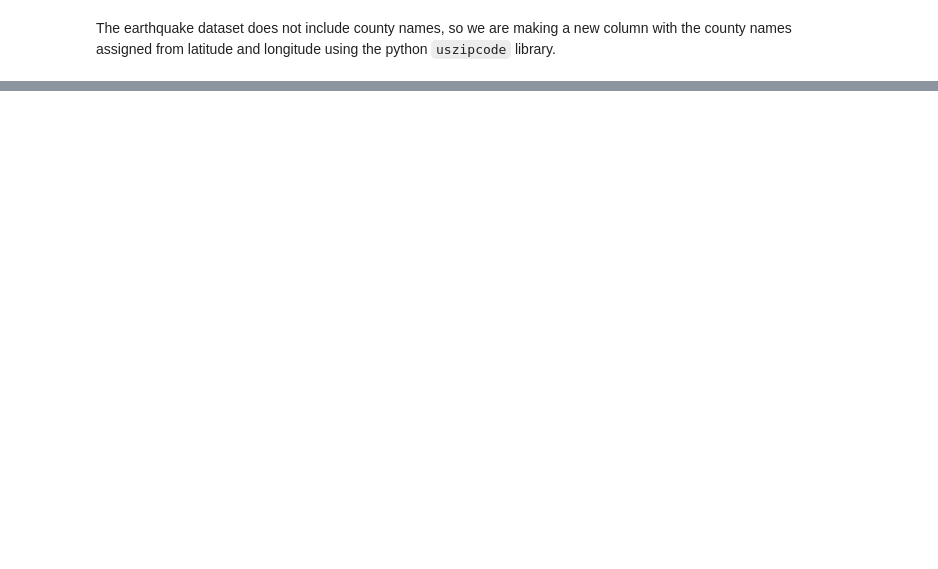
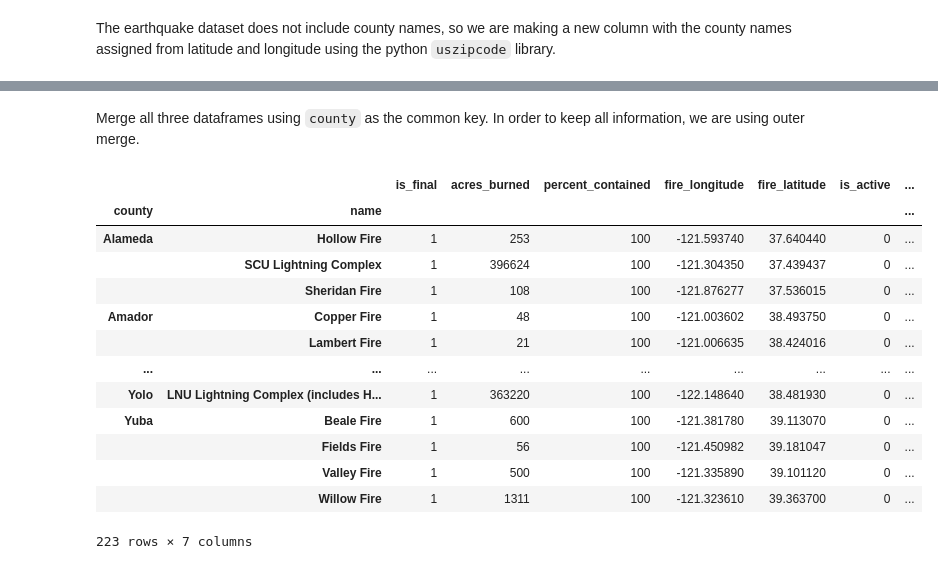
Before and after one commit to iforani/project-five, a Jupyter notebook: code/merging_data.ipynb, the cells around one changed output, grey strips where cells are left out. Cells and saved outputs as stored; diff of their text form; code cells hidden in the pictures; blank space fills up the shorter version.

Commit message:
adding merged data

```diff
--- a/code/merging_data.ipynb
+++ b/code/merging_data.ipynb
@@ -28,2 +70,5 @@ fire.head(2)
+# %%
+# drop `Type` column because they are all wildfires
+fire.drop(columns = ['Type'], inplace = True)
 # %% [markdown]
 The goal here is to merge dataframes based on county column as a common key. Covid data is clean and ready to go. Some fires extend to multiple counties. We are going to base our analysis on the county level, so we need to preserve the fire information for each county. Here, we are going to separate the county to individual counties while copying the fire data where the fire spans to multiple counties.
@@ -130,0 +188,4 @@ IndexError: list index out of range
+# %%
+fire.rename(columns=fire_cols, inplace=True)
+# %% [markdown]
+Merge all three dataframes using `county` as the common key. In order to keep all information, we are using outer merge.
@@ -130,0 +201,17 @@ IndexError: list index out of range
+# %%
+fire.groupby(['county', 'name']).sum()
+# %% [output]
+|  |  | is_final | acres_burned | percent_contained | fire_longitude | fire_latitude | is_active | ... |
+| county | name |  |  |  |  |  |  | ... |
+| Alameda | Hollow Fire | 1 | 253 | 100 | -121.593740 | 37.640440 | 0 | ... |
+|  | SCU Lightning Complex | 1 | 396624 | 100 | -121.304350 | 37.439437 | 0 | ... |
+|  | Sheridan Fire | 1 | 108 | 100 | -121.876277 | 37.536015 | 0 | ... |
+| Amador | Copper Fire | 1 | 48 | 100 | -121.003602 | 38.493750 | 0 | ... |
+|  | Lambert Fire | 1 | 21 | 100 | -121.006635 | 38.424016 | 0 | ... |
+| ... | ... | ... | ... | ... | ... | ... | ... | ... |
+| Yolo | LNU Lightning Complex (includes H... | 1 | 363220 | 100 | -122.148640 | 38.481930 | 0 | ... |
+| Yuba | Beale Fire | 1 | 600 | 100 | -121.381780 | 39.113070 | 0 | ... |
+|  | Fields Fire | 1 | 56 | 100 | -121.450982 | 39.181047 | 0 | ... |
+|  | Valley Fire | 1 | 500 | 100 | -121.335890 | 39.101120 | 0 | ... |
+|  | Willow Fire | 1 | 1311 | 100 | -121.323610 | 39.363700 | 0 | ... |
+223 rows × 7 columns
```
Also changed, not shown: parts of 29 cells of this notebook, 1 other file.
